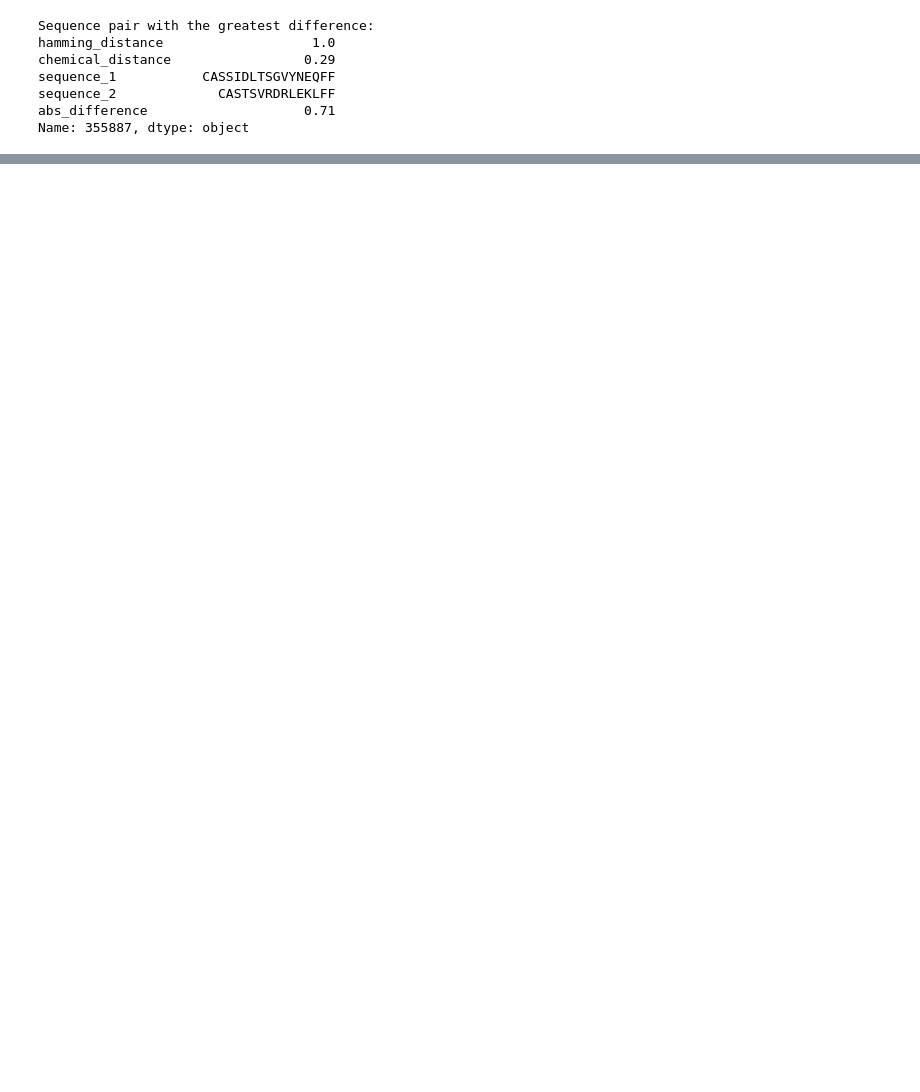
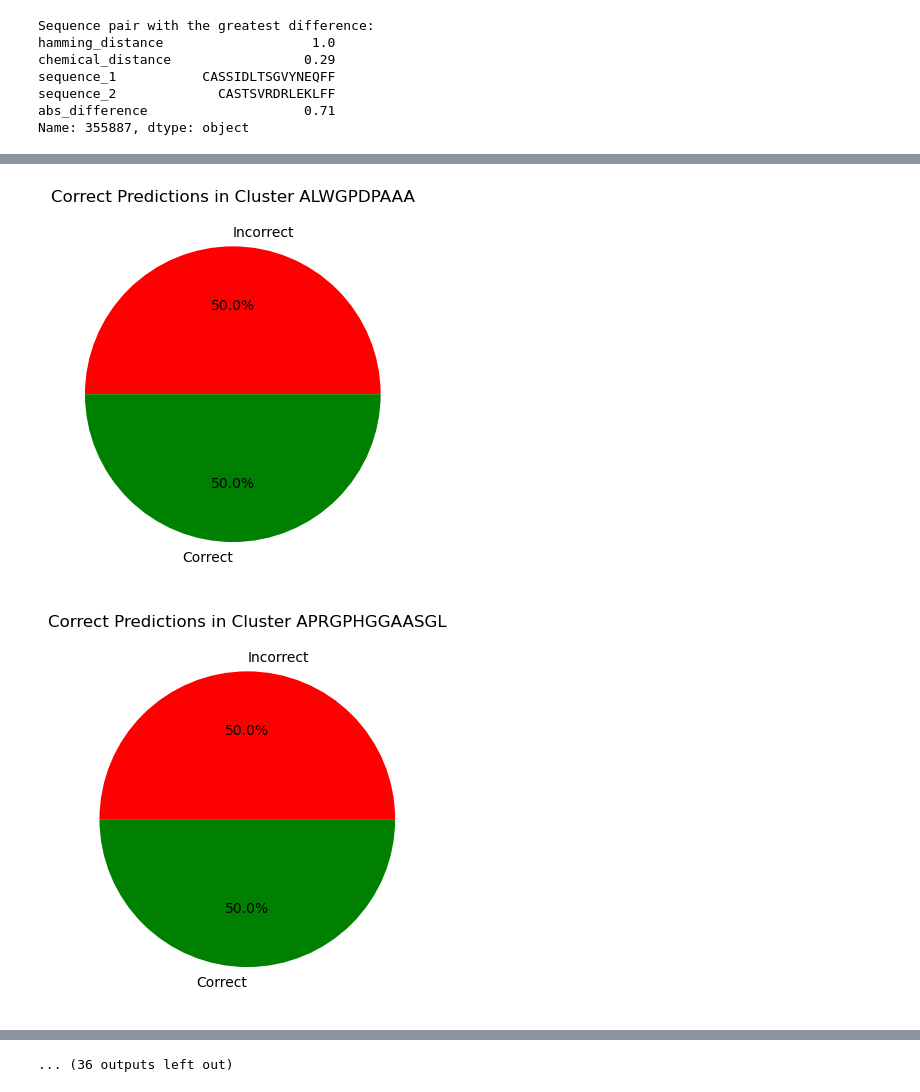
Before and after one commit to chenbis/sol_lab, a Jupyter notebook: chephy_ham_compare.ipynb, the cells around one changed output, grey strips where cells are left out. Drawn from its saved outputs; the diff is of its cells as text; code cells hidden in the pictures; blank space fills up the shorter version.

```diff
--- a/chephy_ham_compare.ipynb
+++ b/chephy_ham_compare.ipynb
@@ -216,0 +195,24 @@ Warning: When  cdn_resources is 'local' jupyter notebook has issues displaying g
+# %%
+node_data = []
+
+for node in all_nodes:
+    node_data.append({
+        'id': node + "_true",
+        'color': "green",
+        'size': 1
+    })
+
+    node_data.append({
+        'id': node + "_pred",
+        'color': "red",
+        'size': 1
+    })
+
+
+# Convert edge data to DataFrame
+node_df = pd.DataFrame(node_data)
+
+# Export to CSV for Cosmograph
+node_df.to_csv("cosmograph_nodes.csv", index=False)
+
+print("Graph edges exported to cosmograph_nodes.csv")
@@ -216,0 +301,19 @@ Warning: When  cdn_resources is 'local' jupyter notebook has issues displaying g
+# %%
+import seaborn as sns
+import matplotlib.pyplot as plt
+from sklearn.decomposition import PCA
+
+
+df = pd.read_csv("output_files/tests/cdr3/predicted clusters.csv")
+df['correct_prediction'] = (df['antigen.epitope'] == df['epitope.pred']).astype(int)
+
+cluster_summary = df.groupby('epitope.pred')['correct_prediction'].value_counts(normalize=True).unstack()
+
+for cluster_id, row in cluster_summary.iterrows():
+    plt.figure()
+    plt.pie(row, labels=['Incorrect', 'Correct'], autopct='%1.1f%%', colors=['red', 'green'])
+    plt.title(f'Correct Predictions in Cluster {cluster_id}')
+    plt.show()
+# %% [output]
+[figure, added]
+[figure, added]
@@ -216,0 +330 @@ Warning: When  cdn_resources is 'local' jupyter notebook has issues displaying g
+... (36 outputs left out)
```
Also changed, not shown: parts of 13 cells of this notebook, 3 other files.
